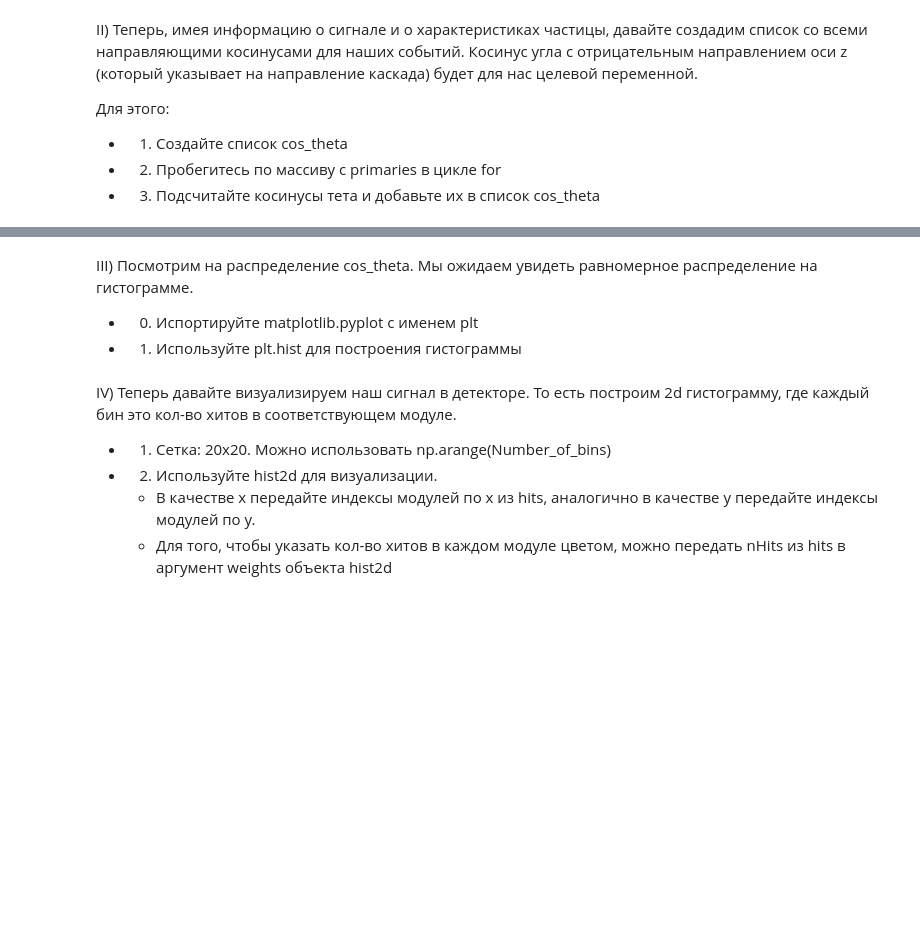
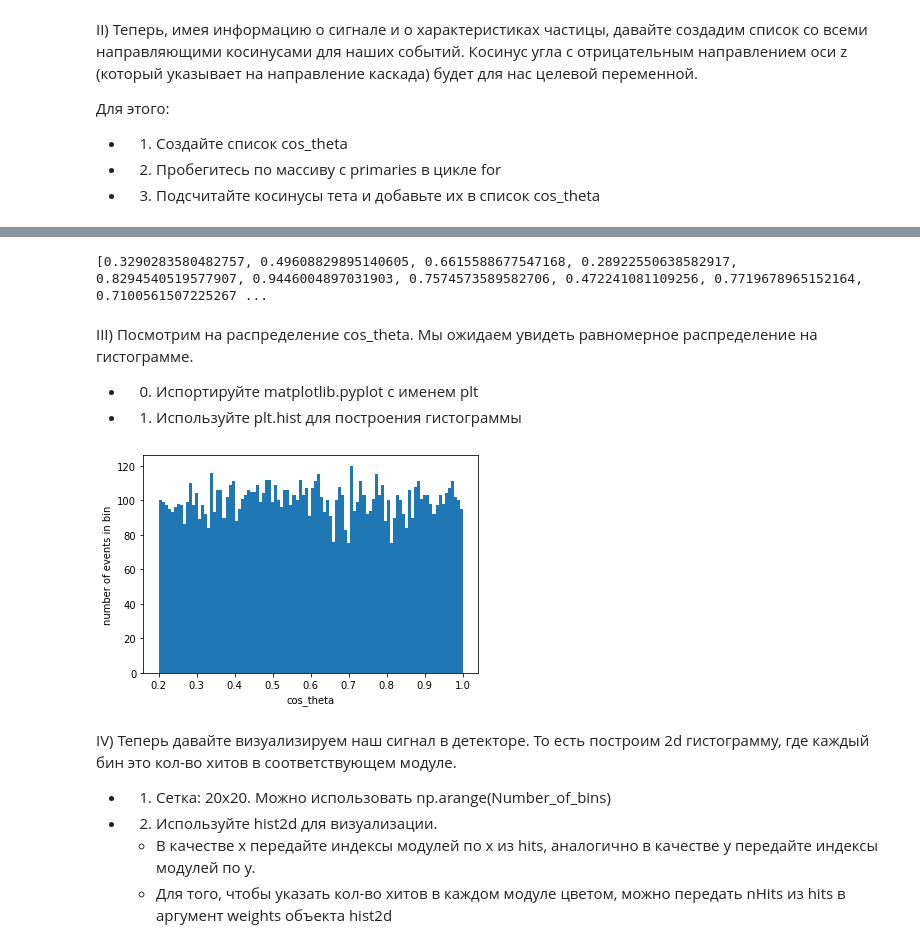
Before and after one commit to ArseniiGav/Baikal-Summer-School-2022, a Jupyter notebook: Sem2/Practice_start.ipynb, the cells around one changed output, grey strips where cells are left out. Drawn from its saved outputs; the diff is of its cells as text; code cells hidden in the pictures; blank space fills up the shorter version.

```diff
--- a/Sem2/Practice_start.ipynb
+++ b/Sem2/Practice_start.ipynb
@@ -8 +8,6 @@ I) Давайте прочитаем данные с помощью numpy и н
 - 5) Ознакомьтесь с размерностью массивов и их структурой (*полезно: .shape)
+# %%
+import numpy as np
+
+data = np.load('data/output_10k-01.npz', allow_pickle=True)
+data['hits'][0].shape
@@ -16,11 +33,30 @@ II) Теперь, имея информацию о сигнале и о хара
 - 3) Подсчитайте косинусы тета и добавьте их в список cos_theta
 # %% [markdown]
 ![photo_2022-07-15_05-00-54.jpg](attachment:photo_2022-07-15_05-00-54.jpg)
+# %%
+primaries = data['primaries']
+cos_theta = []
+
+for evt in primaries:
+    cos_theta.append(-evt['pz'])
+# %%
+print(cos_theta[:10])
+# %% [output]
+[0.3290283580482757, 0.49608829895140605, 0.6615588677547168, 0.28922550638582917, 0.8294540519577907, 0.9446004897031903, 0.7574573589582706, 0.472241081109256, 0.7719678965152164, 0.7100561507225267 ...
 # %% [markdown]
 III) Посмотрим на распределение cos_theta. Мы ожидаем увидеть равномерное распределение на гистограмме.
 
 - 0) Испортируйте matplotlib.pyplot с именем plt
 - 1) Используйте plt.hist для построения гистограммы
+# %%
+import matplotlib.pyplot as plt
+
+plt.hist(cos_theta, bins=100)
+plt.xlabel('cos_theta')
+plt]['nHits']
+);.ylabel('number of events in bin');
+# %% [output]
+[figure, added]
 # %% [markdown]
 IV) Теперь давайте визуализируем наш сигнал в детекторе. То есть построим 2d гистограмму, где каждый бин это кол-во хитов в соответствующем модуле.
 
```
Also changed, not shown: parts of 4 cells of this notebook, 2 other files.
